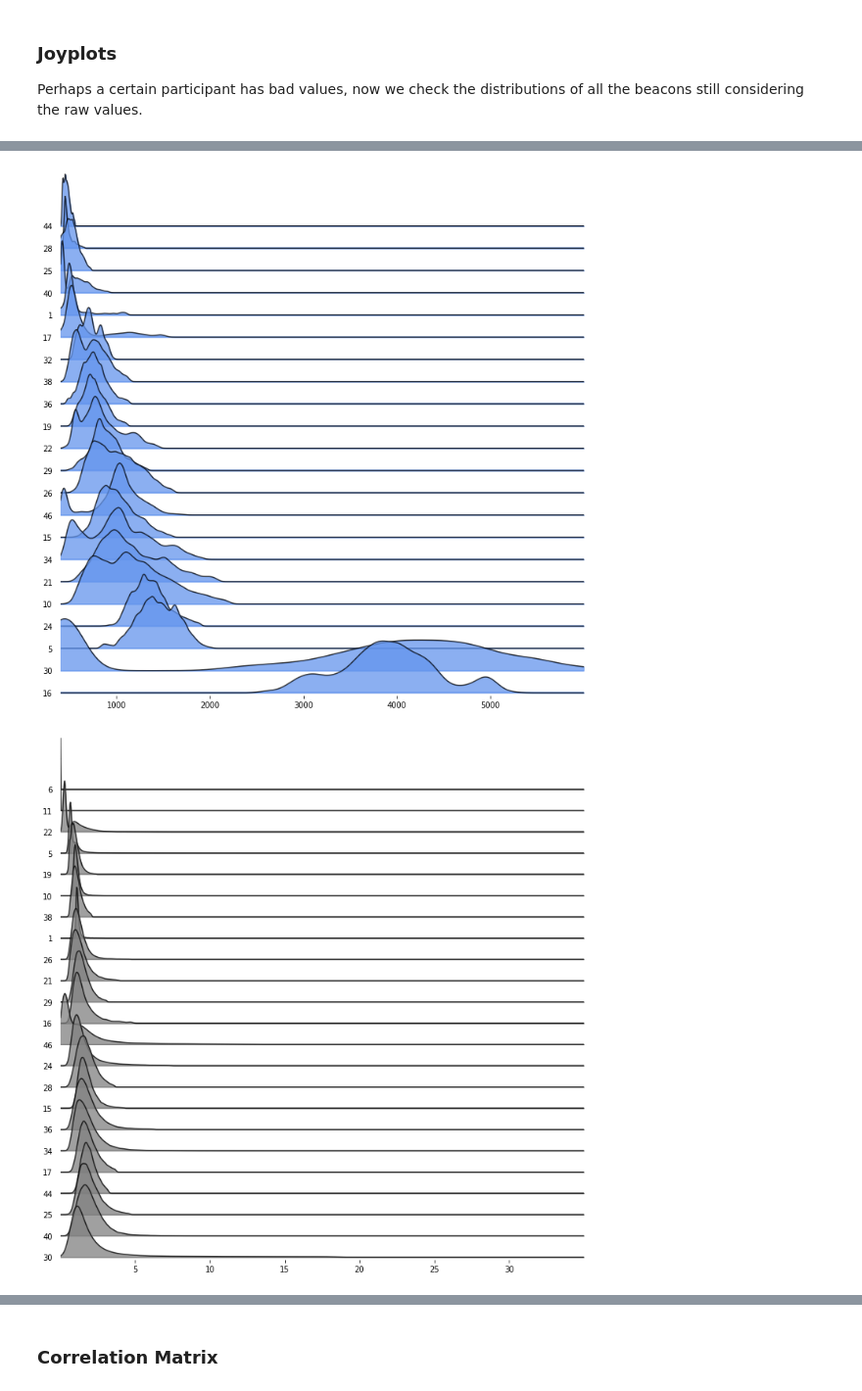
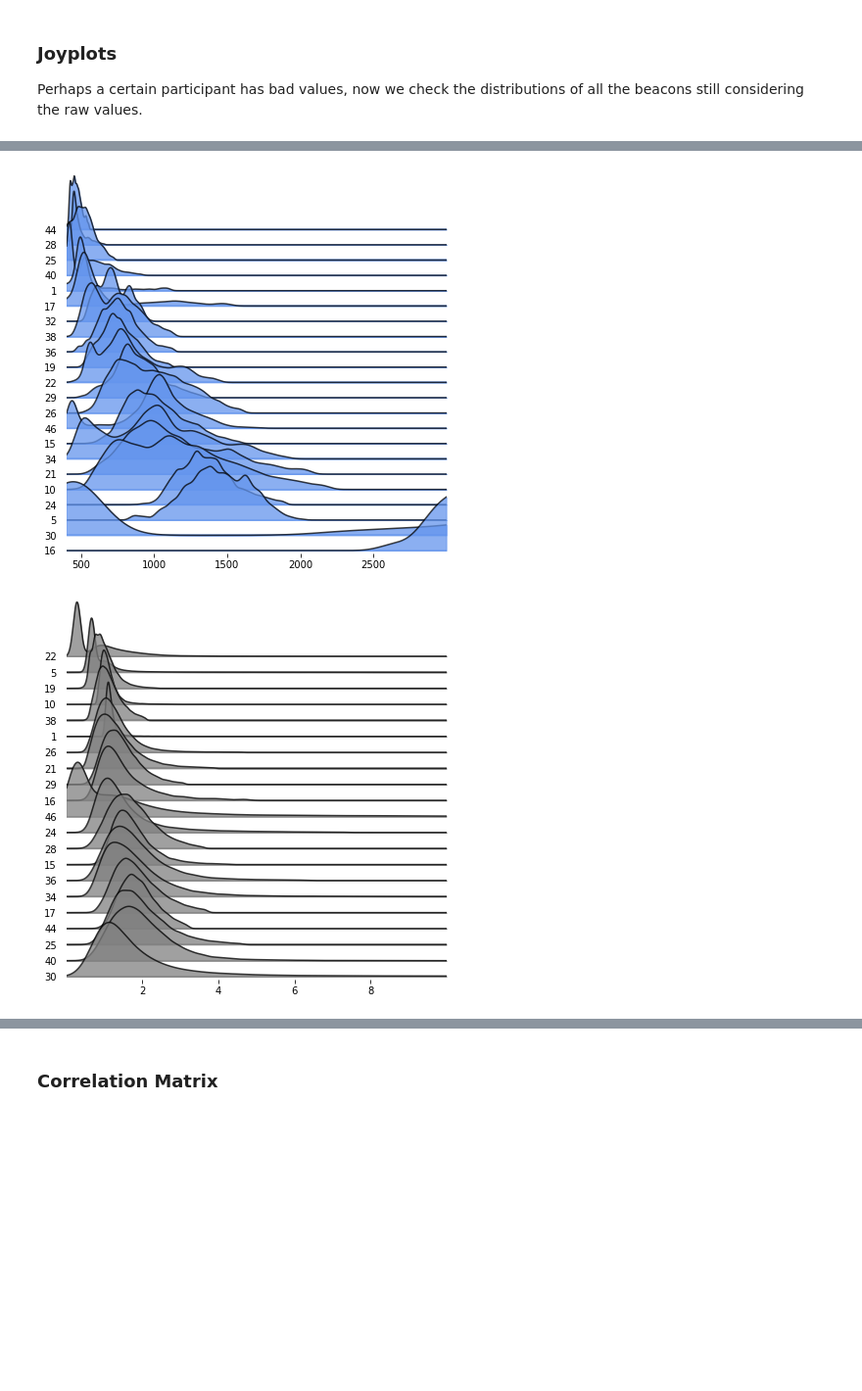
Before and after one commit to intelligent-environments-lab/utx000, a Jupyter notebook: notebooks/4.1.1-hef-beacon-summary.ipynb, the cells around one changed output, grey strips where cells are left out. Shown at 98% size. Drawn from its saved outputs; the diff is of its cells as text; code cells hidden in the pictures; blank space fills up the shorter version.

Commit message:
re-ran with new data

```diff
--- a/notebooks/4.1.1-hef-beacon-summary.ipynb
+++ b/notebooks/4.1.1-hef-beacon-summary.ipynb
@@ -384,7 +391,7 @@ def plot_beacon_joyplots_by_number(df, variables=['co2','pm2p5_mass','lux','no2'
         plt.show()
         plt.close()
 # %%
-def plot_beacon_joyplots_by_stat(df,by_var='beacon',by_stat="mean",save=False,study_suffix="ux_s20"):
+def plot_beacon_joyplots_by_stat(df,by_var='beacon',by_stat="mean",save=False,study_suffix="ux_s20",figure_note=""):
     '''
     Plots joyplots for the major sensors on the beacon.
 
@@ -395,12 +402,14 @@ def plot_beacon_joyplots_by_stat(df,by_var='beacon',by_stat="mean",save=False,st
 
     Returns void
     '''
-    variables=['co2','pm2p5_mass','lux','no2','co','tvoc']
+    variables = ['co2','pm2p5_mass','lux','no2','co','tvoc']
+    units = ["Carbon Dioxide (ppm)","PM2.5 ($\mu$g/m$^3$)","Light Level (lux)","Nitrogen Dioxide (ppb)","Carbon Monoxide (ppm)"," TVOC (ppb)"]
+    titles = ["a","b","c","d","e","f"]
     colors = ['cornflowerblue','grey','goldenrod','firebrick','pink','seagreen']
-    limits = [[400,6000],[0,35],[0,150],[0,150],[0,10],[0,800]]
+    limits = [[400,3000],[0,10],[0,100],[0,3],[0,12],[0,800]]
 
     # looping through the variables
-    for var, color, limit in zip(variables, colors, limits):
+    for var, color, limit, unit, title in zip(variables, colors, limits, units, titles):
         df_filtered = pd.DataFrame()
         for bb in df[by_var].unique():
             temp = df[df[by_var] == bb]
@@ -419,13 +428,18 @@ def plot_beacon_joyplots_by_stat(df,by_var='beacon',by_stat="mean",save=False,st
             ss = df_to_plot["stat"].unique()
             df_to_plot.sort_values(["stat"],inplace=True)
             labels = df_to_plot[by_var].unique()
-            #print(f"{len(labels)} beacons: {labels}")
-            #print(f"{len(ss)} stats: {ss}")
             fig, ax = joyplot(data=df_to_plot,by='stat',column=[var],
-            kind='kde',overlap=1,ylim='own',x_range=limit,labels=labels,alpha=0.75,color=color,figsize=(10,10))
+            kind='kde',overlap=1,ylim='own',x_range=limit,labels=labels,alpha=0.75,color=color,figsize=(6,6))
+
+            # x-axis
+            #plt.gca().set_xlabel(units)
+            # y-axis
+            #plt.gca().set_ylabel("Beacon Number")
+            # remaining
+            #plt.gca().set_title(title)
 
             if save == True:
-                plt.savefig(f'../reports/figures/beacon-{var}-joyplot-{study_suffix}.pdf')
+                plt.savefig(f'../reports/figures/beacon_summary/beacon-{var}-joyplot{figure_note}-{study_suffix}.pdf')
 
             plt.show()
             plt.close()
@@ -445,5 +452,5 @@ plot_beacon_joyplots_by_number(beacon_data)
 # %%
-temp = plot_beacon_joyplots_by_stat(beacon_data,by_stat="mean",save=True)
+temp = plot_beacon_joyplots_by_stat(beacon_data,by_stat="mean",save=True,figure_note="all")
 # %% [output]
-[figure, old version]
+[figure, new version]
-[figure, old version]
+[figure, new version]
```
Also changed, not shown: parts of 9 cells of this notebook.
